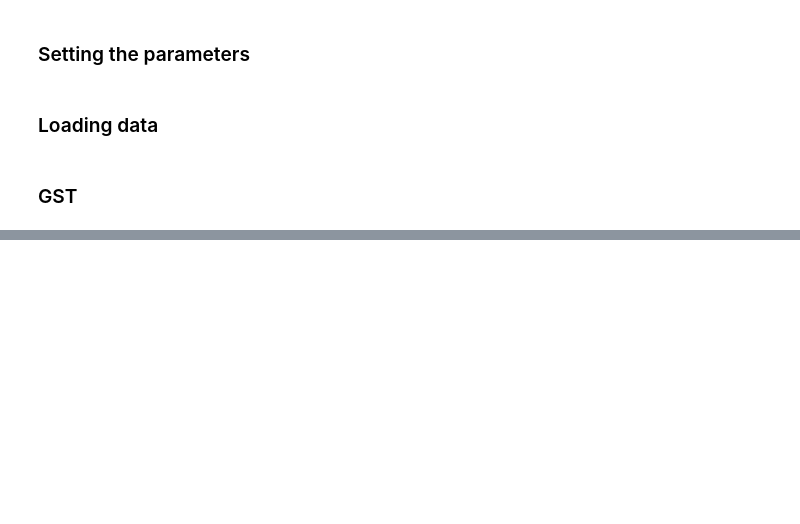
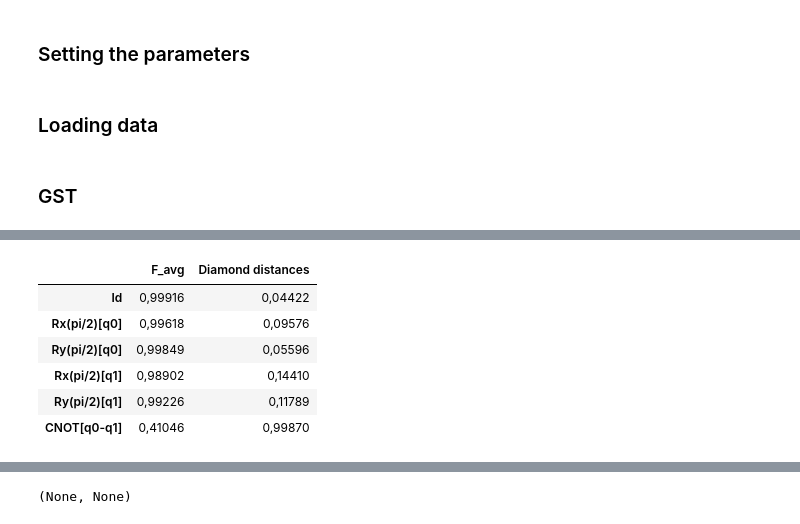
Before and after one commit to rabrie/qibocal, a Jupyter notebook: 2q_exp/2q_gst.ipynb, the cells around one changed output, grey strips where cells are left out. Saved outputs shown, nothing was run; the diff lists cells and outputs as text; code cells hidden in the pictures; blank space fills up the shorter version.

```diff
--- a/2q_exp/2q_gst.ipynb
+++ b/2q_exp/2q_gst.ipynb
@@ -232,0 +145,16 @@ plt.show()
+# %%
+K,X,E,rho = results[0][:]
+weights = {'G0': 1,'G1': 1, 'G2': 1, 'G3': 1, 'G4': 1, 'G5':1, 'spam': 1}
+gate_labels = {0: "Id", 1: "Rx(pi/2)[q0]", 2: "Ry(pi/2)[q0]", 3: "Rx(pi/2)[q1]", 4: "Ry(pi/2)[q1]", 5: "CNOT[q0-q1]"}
+df_g, df_o, s_g, s_o, gauge_optimized_mdl = gauge_opt_report(
+    X, E, rho, J_all, y_all, std.target_model(), weights, gate_labels)
+
+display(s_g), display(s_o)
+# %% [output]
+|  | F_avg | Diamond distances |
+| Id | 0,99916 | 0,04422 |
+| Rx(pi/2)[q0] | 0,99618 | 0,09576 |
+| Ry(pi/2)[q0] | 0,99849 | 0,05596 |
+| Rx(pi/2)[q1] | 0,98902 | 0,14410 |
+| Ry(pi/2)[q1] | 0,99226 | 0,11789 |
+| CNOT[q0-q1] | 0,41046 | 0,99870 |
@@ -232,0 +163 @@ plt.show()
+(None, None)
```
Also changed, not shown: parts of 20 cells of this notebook, 11 other files.
